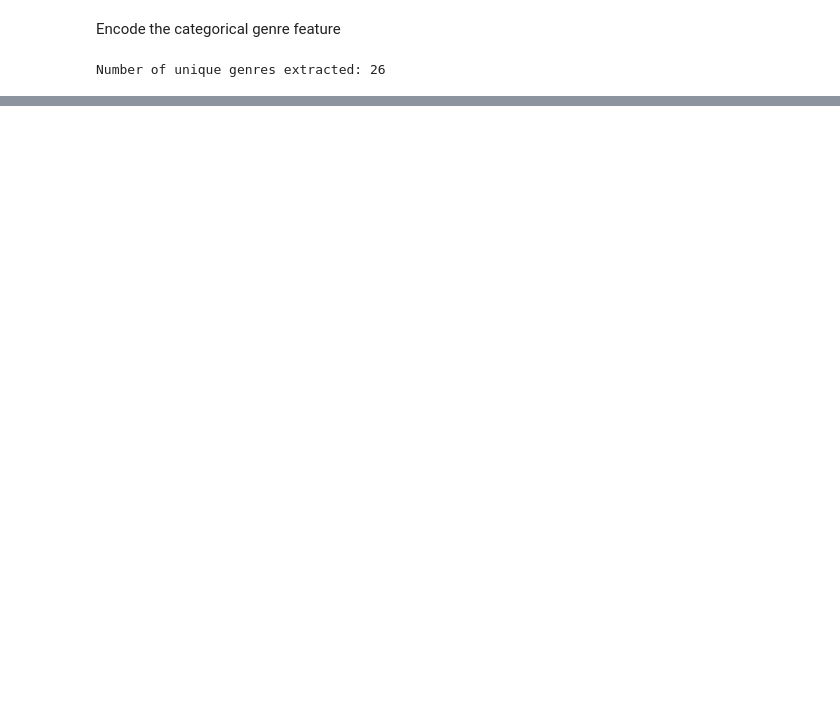
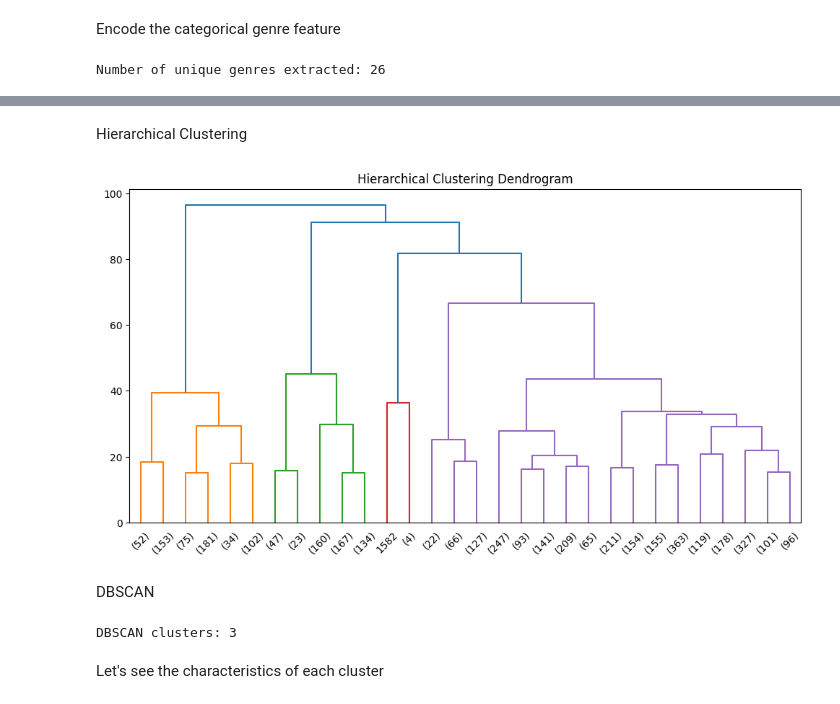
Before and after one commit to betulsaglam/movie-success-pattern-analysis, a Jupyter notebook: main.ipynb, the cells around one changed output, grey strips where cells are left out. Cells and saved outputs as stored; diff of their text form; code cells hidden in the pictures; blank space fills up the shorter version.

```diff
--- a/main.ipynb
+++ b/main.ipynb
@@ -170,0 +240,27 @@ Number of unique genres extracted: 26
+# %% [markdown]
+Hierarchical Clustering
+# %%
+# use the best k found from tuning earlier
+hc = AgglomerativeClustering(n_clusters=best_k, linkage='ward')
+df['cluster_hc'] = hc.fit_predict(X)
+
+linked = linkage(X, method='ward')
+
+plt.figure(figsize=(12,6))
+dendrogram(linked, truncate_mode='lastp', p=30)
+plt.title("Hierarchical Clustering Dendrogram")
+plt.show()
+# %% [output]
+[figure, added]
+# %% [markdown]
+DBSCAN
+# %%
+db = DBSCAN(eps=1.5, min_samples=10)
+df['cluster_dbscan'] = db.fit_predict(X)
+
+n_clusters_db = len(set(df['cluster_dbscan'])) - (1 if -1 in df['cluster_dbscan'] else 0)
+print(f"\nDBSCAN clusters: {n_clusters_db}")
+# %% [output]
+DBSCAN clusters: 3
+# %% [markdown]
+Let's see the characteristics of each cluster
```
Also changed, not shown: parts of 12 cells of this notebook.
